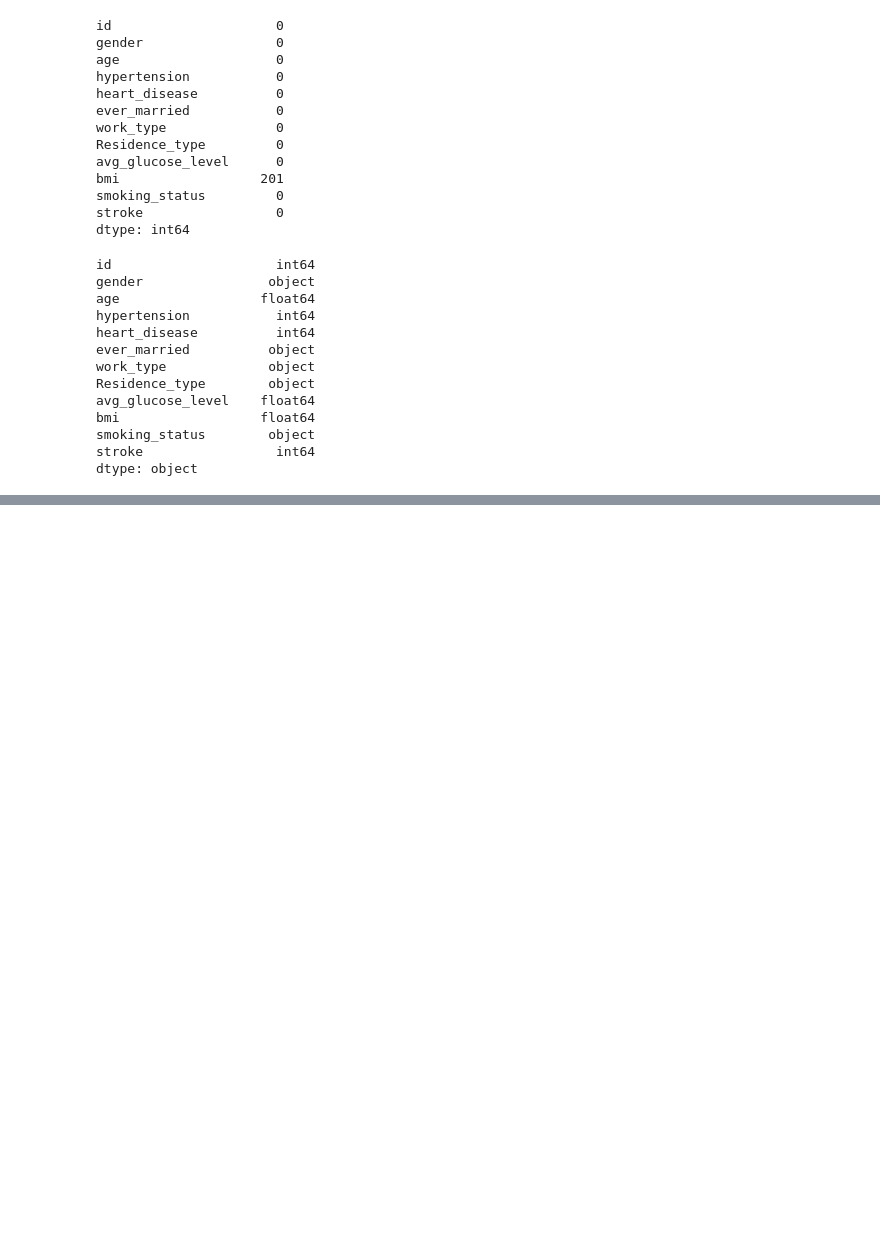
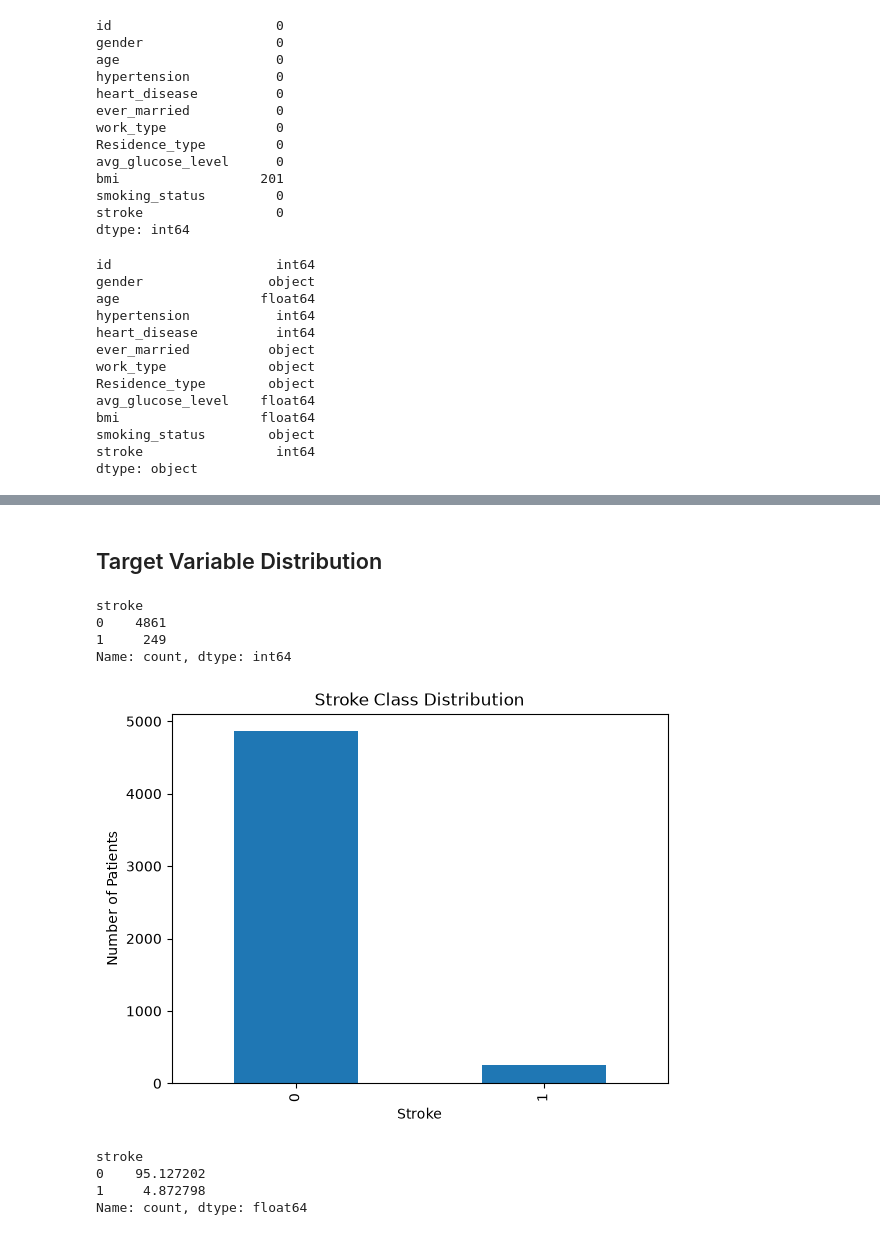
Before and after one commit to variksoo211/synthetic-healthcare-data-generation, a Jupyter notebook: notebooks/01_eda.ipynb, the cells around one changed output, grey strips where cells are left out. Cells and saved outputs as stored; diff of their text form; code cells hidden in the pictures; blank space fills up the shorter version.

```diff
--- a/notebooks/01_eda.ipynb
+++ b/notebooks/01_eda.ipynb
@@ -81,0 +132,30 @@ dtype: object
+# %% [markdown]
+## Target Variable Distribution
+# %%
+stroke_counts = df["stroke"].value_counts()
+
+stroke_counts
+# %% [output]
+stroke
+0    4861
+1     249
+Name: count, dtype: int64
+# %%
+stroke_counts.plot(kind="bar")
+
+plt.title("Stroke Class Distribution")
+plt.xlabel("Stroke")
+plt.ylabel("Number of Patients")
+
+plt.savefig("../figures/stroke_distribution.png", dpi=300, bbox_inches="tight")
+
+plt.show()
+# %% [output]
+[figure, added]
+# %%
+stroke_counts / len(df) * 100
+# %% [output]
+stroke
+0    95.127202
+1     4.872798
+Name: count, dtype: float64
```
Also changed, not shown: parts of 32 cells of this notebook, 8 other files.
